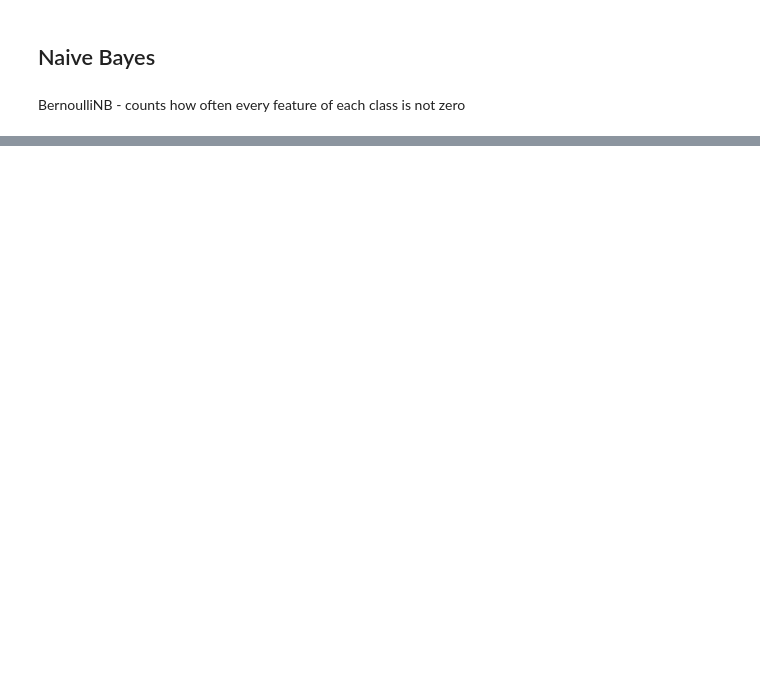
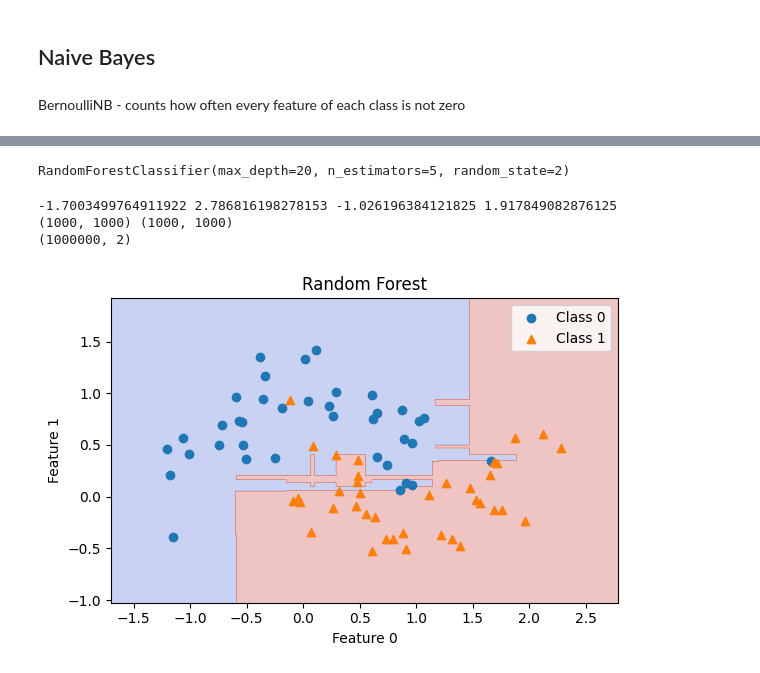
Before and after one commit to abhaykukade/ml_model_evaluation, a Jupyter notebook: supervised_classification.ipynb, the cells around one changed output, grey strips where cells are left out. Cells and saved outputs as stored; diff of their text form; code cells hidden in the pictures; blank space fills up the shorter version.

```diff
--- a/supervised_classification.ipynb
+++ b/supervised_classification.ipynb
@@ -302,0 +363,3 @@ Feature counts:
+# %%
+with open("DTree.dot") as f:
+    dot_graph = f.read()
@@ -302,0 +395,46 @@ Feature counts:
+# %%
+X, y = make_moons(n_samples=100, noise=0.25, random_state=3)
+mx_train, mx_test, my_train, my_test = train_test_split(X, y, stratify=y, random_state=42)
+
+forest = RandomForestClassifier(n_estimators=5, random_state=2, )
+forest.fit(mx_train, my_train)
+# %% [output]
+RandomForestClassifier(max_depth=20, n_estimators=5, random_state=2)
+# %%
+padding = 0.5
+h = 1000
+x1_min, x1_max = mx_train[:,0].min() - padding, mx_train[:,0].max() + padding
+x2_min, x2_max = mx_train[:,1].min() - padding, mx_train[:,1].max() + padding
+print(x1_min, x1_max, x2_min, x2_max)
+
+xx, yy = np.meshgrid(
+    np.linspace(x1_min, x1_max, h),
+    np.linspace(x2_min, x2_max, h)
+)
+print(xx.shape, yy.shape)
+
+grid = np.c_[xx.ravel(), yy.ravel()]
+print(grid.shape)
+# %% [output]
+-1.7003499764911922 2.786816198278153 -1.026196384121825 1.917849082876125
+(1000, 1000) (1000, 1000)
+(1000000, 2)
+# %%
+Z_forest = forest.predict(grid).reshape(xx.shape)
+# %%
+fig = plt.figure(figsize=(6,4))
+
+plt.contourf(xx, yy, Z_forest, alpha=0.3, cmap='coolwarm')
+
+for label, marker in zip(np.unique(my_train), ['o', '^']):
+    plt.scatter(mx_train[my_train==label, 0], mx_train[my_train==label, 1], marker=marker, label=f'Class {label}')
+
+plt.xlim(x1_min, x1_max)
+plt.ylim(x2_min, x2_max)
+plt.xlabel('Feature 0')
+plt.ylabel('Feature 1')
+plt.title('Random Forest')
+plt.legend(loc='best')
+plt.tight_layout()
+# %% [output]
+[figure, added]
```
Also changed, not shown: parts of 31 cells of this notebook, 1 other file.
